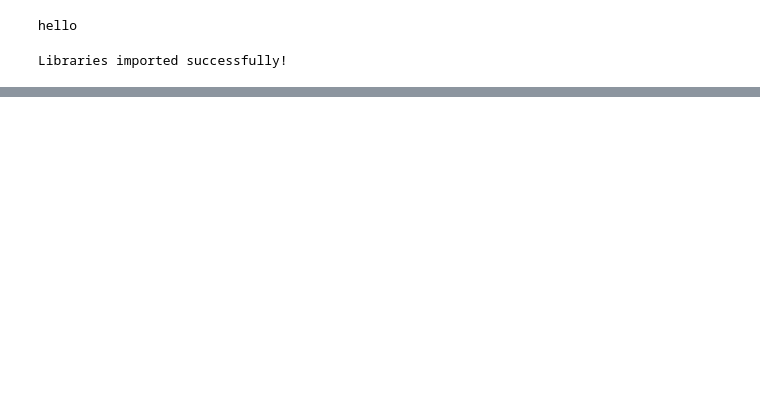
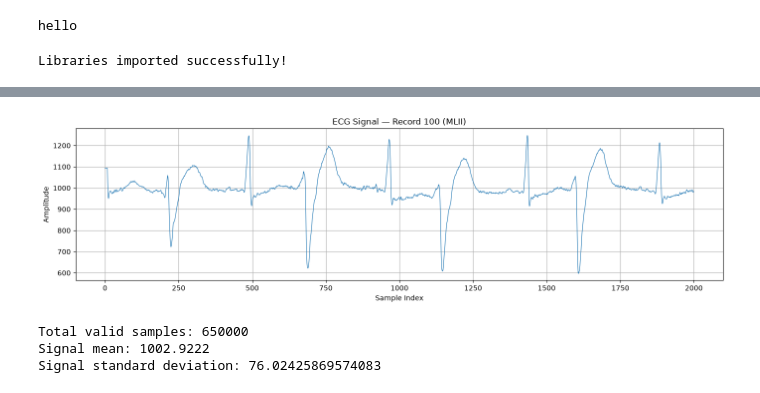
Before and after one commit to namishmahajan2005-arch/Compressed-Sensing, a Jupyter notebook: test.ipynb, the cells around one changed output, grey strips where cells are left out. Drawn from its saved outputs; the diff is of its cells as text; code cells hidden in the pictures; blank space fills up the shorter version.

```diff
--- a/test.ipynb
+++ b/test.ipynb
@@ -49,9 +49,15 @@ Files found:
 # %%
-record_ids = sorted({
-    file.stem
-    for file in data_dir.glob("*.hea")
-})
+file_path = data_dir / "200.csv"
 
-print("Total records found:", len(record_ids))
-print("First 10 records:", record_ids[:10])
+df = pd.read_csv(file_path)
+
+print("Dataset shape:", df.shape)
+print("\nFirst 5 rows:")
+display(df.head())
+
+print("\nColumn names:")
+print(df.columns.tolist())
+
+print("\nData types:")
+print(df.dtypes)
 # %% [output]
@@ -58,0 +119,29 @@ NameError: name 'DATA_DIR' is not defined
+# %%
+signal = pd.to_numeric(df["'MLII'"], errors="coerce")
+
+# Plot the first 2000 samples
+plt.figure(figsize=(14, 4))
+plt.plot(signal.iloc[:2000], linewidth=0.8)
+
+plt.title("ECG Signal — Record 100 (MLII)")
+plt.xlabel("Sample Index")
+plt.ylabel("Amplitude")
+plt.grid(True)
+plt.tight_layout()
+plt.show()
+# %% [output]
+[figure, added]
+# %%
+signal = signal.interpolate(limit_area="inside")
+signal = signal.replace([np.inf, -np.inf], np.nan)
+signal = signal.dropna()
+
+ecg_signal = signal.to_numpy(dtype=np.float64)
+
+print("Total valid samples:", len(ecg_signal))
+print("Signal mean:", np.mean(ecg_signal))
+print("Signal standard deviation:", np.std(ecg_signal))
+# %% [output]
+Total valid samples: 650000
+Signal mean: 1002.9222
+Signal standard deviation: 76.02425869574083
```
Also changed, not shown: parts of 12 cells of this notebook.
